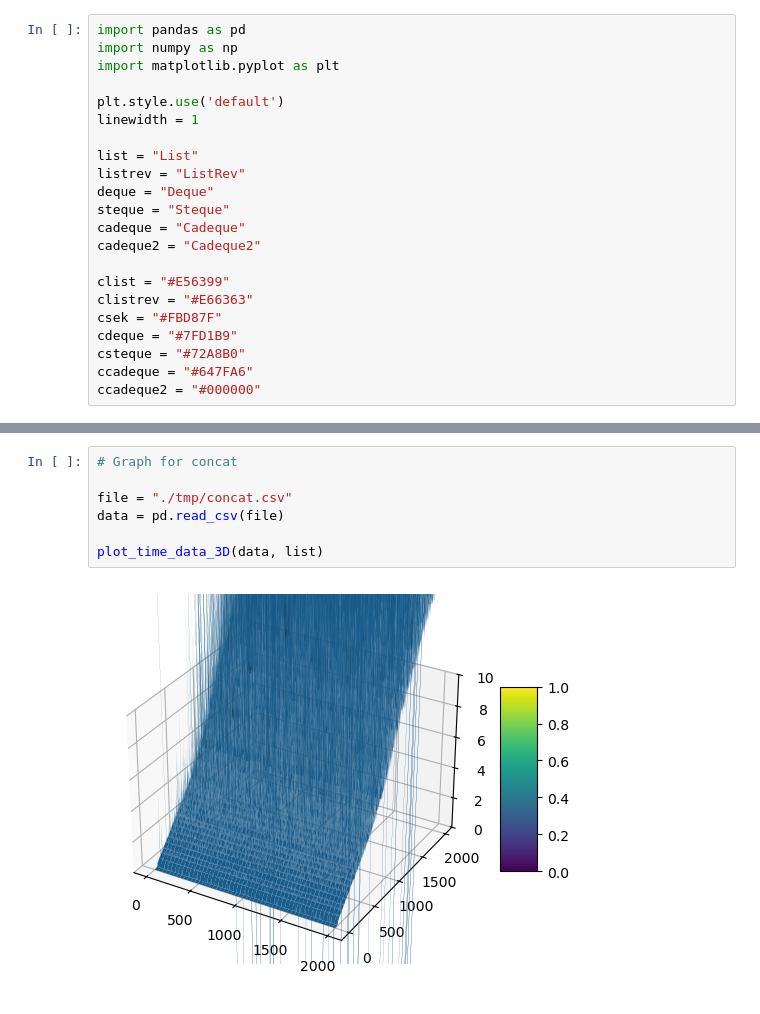
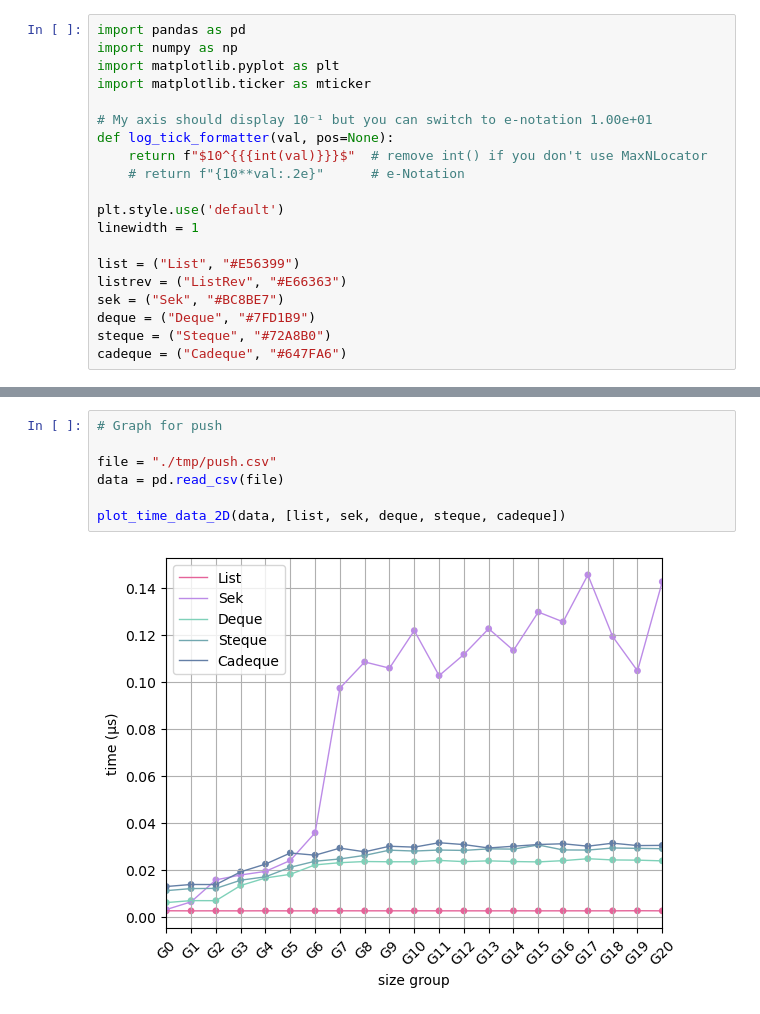
Before and after one commit to JulesViennotFranca/VerifiedCatenableDeque, a Jupyter notebook: bench/graphics.ipynb, the cells around one changed output, grey strips where cells are left out. Drawn from its saved outputs; the diff is of its cells as text.

```diff
--- a/bench/graphics.ipynb
+++ b/bench/graphics.ipynb
@@ -2,24 +2,22 @@
 import pandas as pd
 import numpy as np
 import matplotlib.pyplot as plt
+import matplotlib.ticker as mticker
+
+# My axis should display 10⁻¹ but you can switch to e-notation 1.00e+01
+def log_tick_formatter(val, pos=None):
+    return f"$10^{{{int(val)}}}$"  # remove int() if you don't use MaxNLocator
+    # return f"{10**val:.2e}"      # e-Notation
 
 plt.style.use('default')
 linewidth = 1
 
-list = "List"
-listrev = "ListRev"
-deque = "Deque"
-steque = "Steque"
-cadeque = "Cadeque"
-cadeque2 = "Cadeque2"
-
-clist = "#E56399"
-clistrev = "#E66363"
-csek = "#FBD87F"
-cdeque = "#7FD1B9"
-csteque = "#72A8B0"
-ccadeque = "#647FA6"
-ccadeque2 = "#000000"
+list = ("List", "#E56399")
+listrev = ("ListRev", "#E66363")
+sek = ("Sek", "#BC8BE7")
+deque = ("Deque", "#7FD1B9")
+steque = ("Steque", "#72A8B0")
+cadeque = ("Cadeque", "#647FA6")
 # %%
 def make_time_data_2D(data, name):
     times = data[name + "T"]
@@ -146,9 +108,9 @@ plt.show()
 # %%
-# Graph for concat
+# Graph for push
 
-file = "./tmp/concat.csv"
+file = "./tmp/push.csv"
 data = pd.read_csv(file)
 
-plot_time_data_3D(data, list)
+plot_time_data_2D(data, [list, sek, deque, steque, cadeque])
 # %% [output]
-[figure, old version]
+[figure, new version]
```
Also changed, not shown: parts of 9 cells of this notebook, 5 other files.
